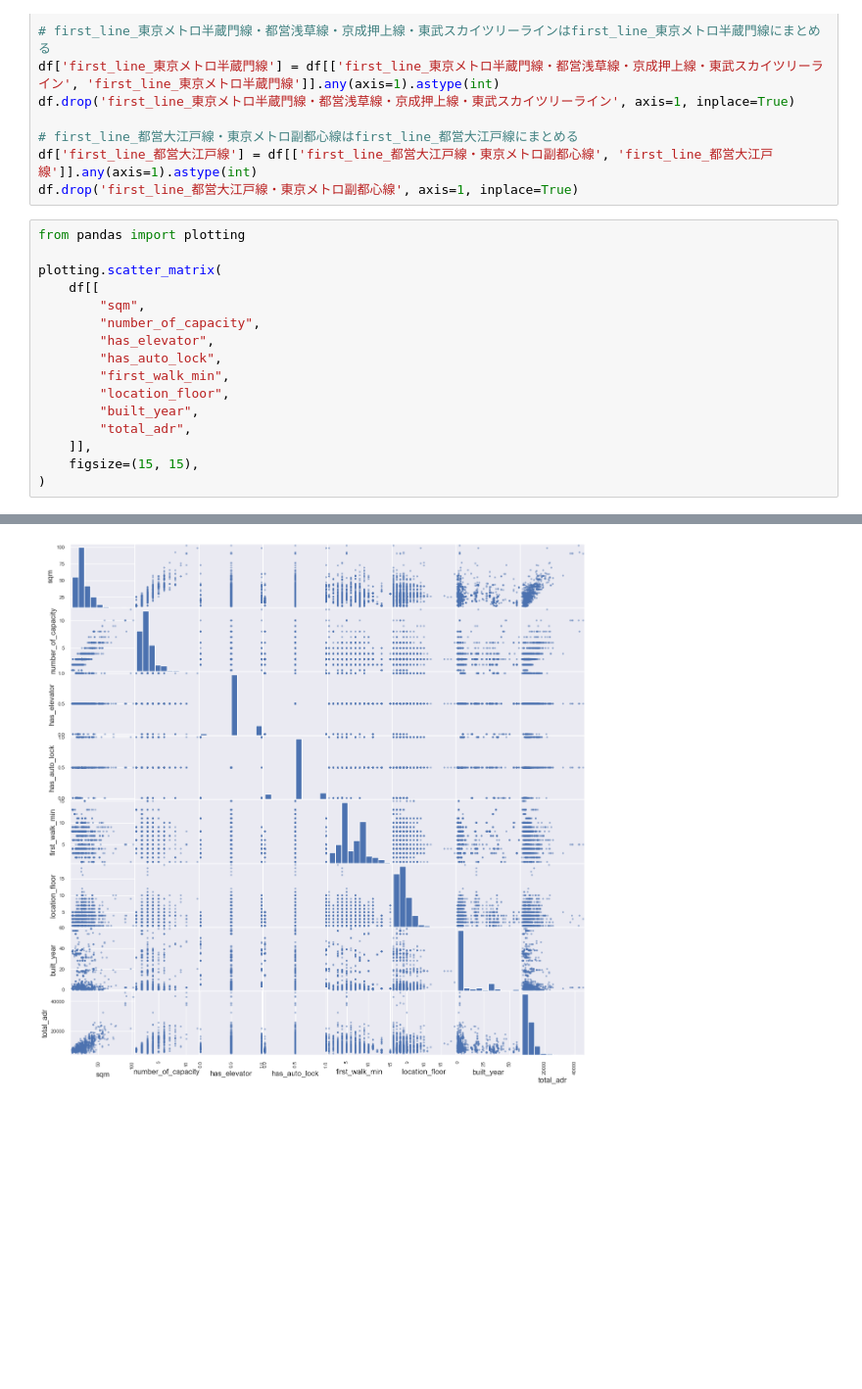
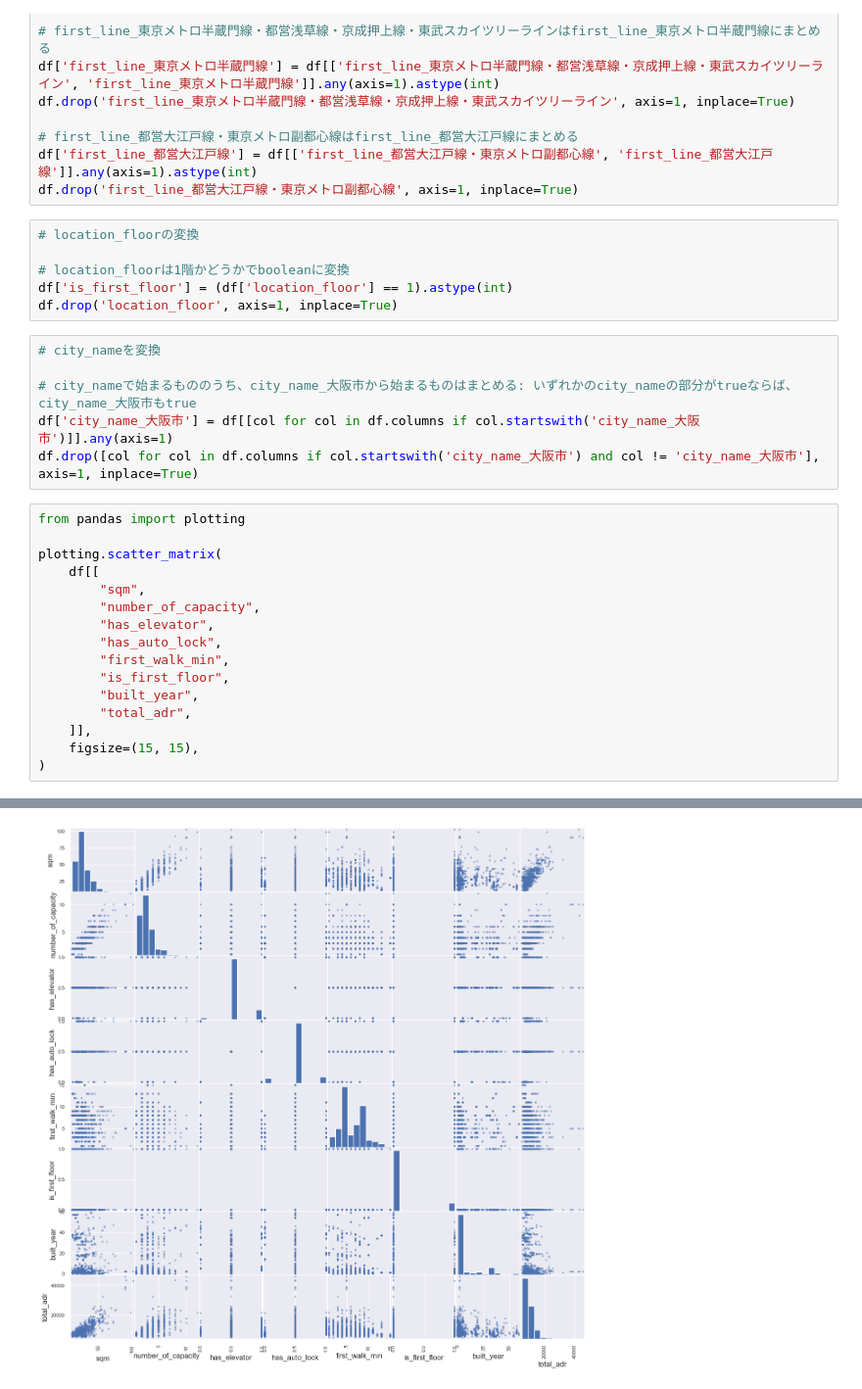
Before and after one commit to myuon/rm-listing-sales-analysis, a Jupyter notebook: monthly_adr_analyze.ipynb, the cells around one changed output, grey strips where cells are left out. Shown at 98% size. Cells and saved outputs as stored; diff of their text form; blank space fills up the shorter version.

```diff
--- a/monthly_adr_analyze.ipynb
+++ b/monthly_adr_analyze.ipynb
@@ -212,6 +212,18 @@ df.drop('first_line_東京メトロ半蔵門線・都営浅草線・京成押上
 # first_line_都営大江戸線・東京メトロ副都心線はfirst_line_都営大江戸線にまとめる
 df['first_line_都営大江戸線'] = df[['first_line_都営大江戸線・東京メトロ副都心線', 'first_line_都営大江戸線']].any(axis=1).astype(int)
 df.drop('first_line_都営大江戸線・東京メトロ副都心線', axis=1, inplace=True)
+# %%
+# location_floorの変換
+
+# location_floorは1階かどうかでbooleanに変換
+df['is_first_floor'] = (df['location_floor'] == 1).astype(int)
+df.drop('location_floor', axis=1, inplace=True)
+# %%
+# city_nameを変換
+
+# city_nameで始まるもののうち、city_name_大阪市から始まるものはまとめる: いずれかのcity_nameの部分がtrueならば、city_name_大阪市もtrue
+df['city_name_大阪市'] = df[[col for col in df.columns if col.startswith('city_name_大阪市')]].any(axis=1)
+df.drop([col for col in df.columns if col.startswith('city_name_大阪市') and col != 'city_name_大阪市'], axis=1, inplace=True)
 # %%
 from pandas import plotting
 
@@ -222,7 +234,7 @@ plotting.scatter_matrix(
         "has_elevator",
         "has_auto_lock",
         "first_walk_min",
-        "location_floor",
+        "is_first_floor",
         "built_year",
         "total_adr",
     ]],
@@ -247,6 +259,6 @@ array([[<Axes: xlabel='sqm', ylabel='sqm'>,
         <Axes: xlabel='built_year', ylabel='total_adr'>,
         <Axes: xlabel='total_adr', ylabel='total_adr'>]], dtype=object)
-[figure, old version]
+[figure, new version]
 # %%
 df.head()
 # %% [output]
```
Also changed, not shown: parts of 10 cells of this notebook, 1 other file.
